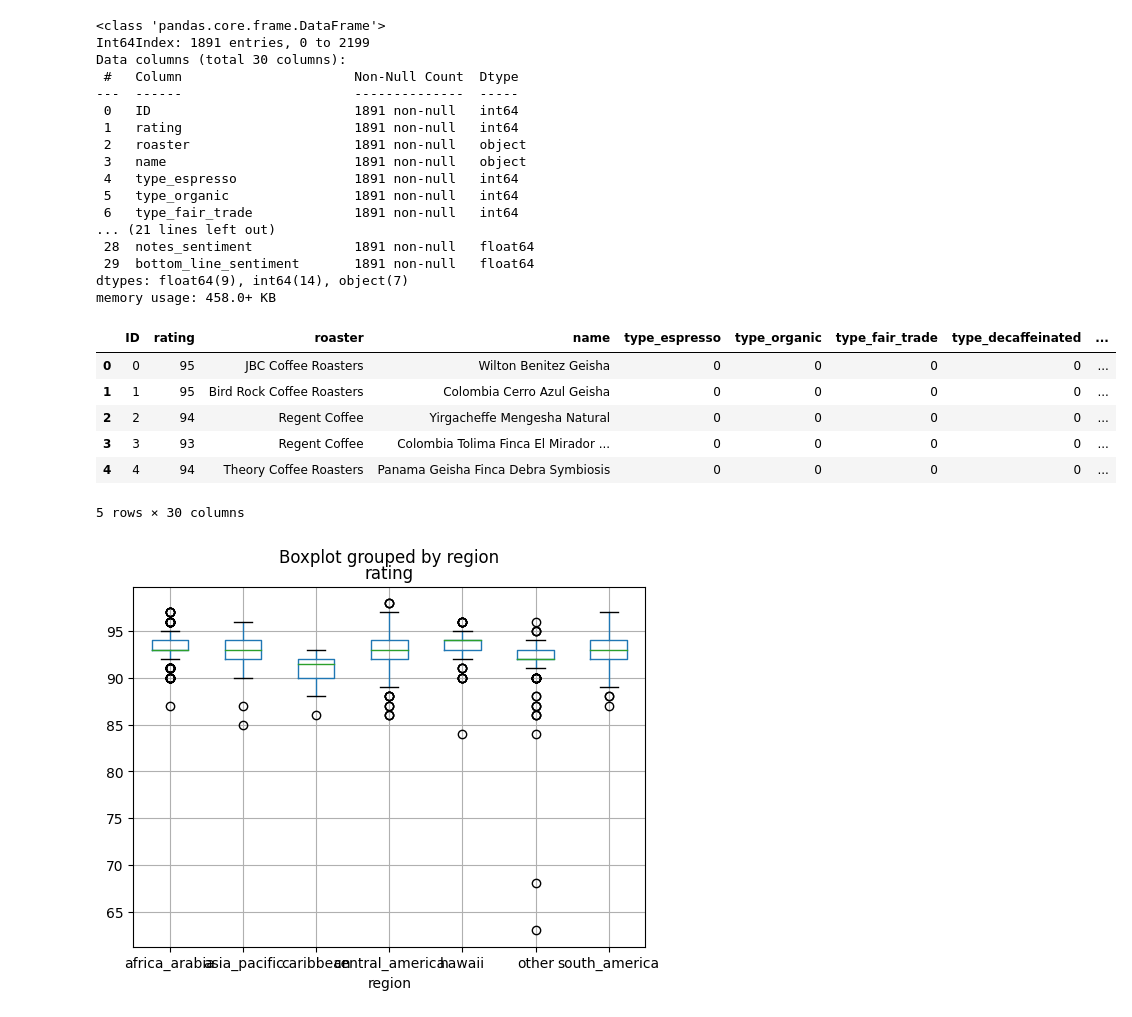
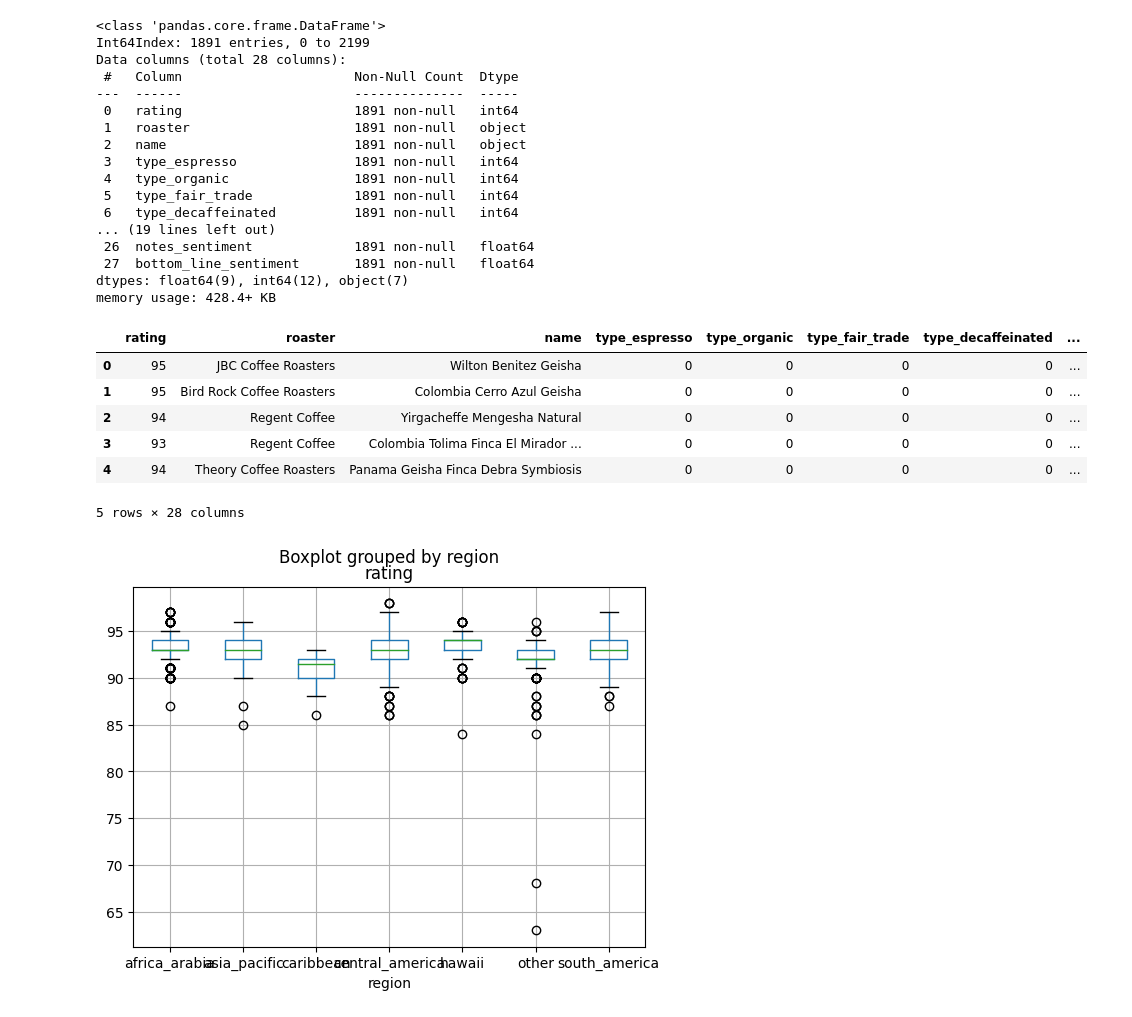
Before and after one commit to DATA-606-SPRING-2023-TUE/nicholas_data606, a Jupyter notebook: src/Regression.ipynb, the cells around one changed output. Drawn from its saved outputs; the diff is of its cells as text; code cells hidden in the pictures.

```diff
--- a/src/Regression.ipynb
+++ b/src/Regression.ipynb
@@ -1,45 +1,47 @@
 # %%
 %matplotlib inline
 import numpy as np
 import pandas as pd
 import datetime as dt
+import seaborn as sns
 import matplotlib.pyplot as plt
 from matplotlib.pyplot import figure
 
 df = pd.read_csv("https://raw.githubusercontent.com/DATA-606-SPRING-2023-TUE/nicholas_data606/main/data/coffee_clean.csv")
 
 # convert date to numeric value for regression
 df['review_date'] = pd.to_datetime(df['review_date'], format='%m/%d/%Y')
 df['review_date'] = df['review_date'].map(dt.datetime.toordinal)
 
 df = df.dropna()
+df = df.drop(columns=['ID', 'type_pod_capsule'])
 df.info()
 df.head()
 # %% [output]
 <class 'pandas.core.frame.DataFrame'>
 Int64Index: 1891 entries, 0 to 2199
-Data columns (total 30 columns):
+Data columns (total 28 columns):
  #   Column                      Non-Null Count  Dtype
 ---  ------                      --------------  -----
- 0   ID                          1891 non-null   int64
- 1   rating                      1891 non-null   int64
- 2   roaster                     1891 non-null   object
- 3   name                        1891 non-null   object
- 4   type_espresso               1891 non-null   int64
- 5   type_organic                1891 non-null   int64
- 6   type_fair_trade             1891 non-null   int64
-... (21 lines left out)
- 28  notes_sentiment             1891 non-null   float64
- 29  bottom_line_sentiment       1891 non-null   float64
-dtypes: float64(9), int64(14), object(7)
-memory usage: 458.0+ KB
+ 0   rating                      1891 non-null   int64
+ 1   roaster                     1891 non-null   object
+ 2   name                        1891 non-null   object
+ 3   type_espresso               1891 non-null   int64
+ 4   type_organic                1891 non-null   int64
+ 5   type_fair_trade             1891 non-null   int64
+ 6   type_decaffeinated          1891 non-null   int64
+... (19 lines left out)
+ 26  notes_sentiment             1891 non-null   float64
+ 27  bottom_line_sentiment       1891 non-null   float64
+dtypes: float64(9), int64(12), object(7)
+memory usage: 428.4+ KB
-|  | ID | rating | roaster | name | type_espresso | type_organic | type_fair_trade | type_decaffeinated | ... |
-| 0 | 0 | 95 | JBC Coffee Roasters | Wilton Benitez Geisha | 0 | 0 | 0 | 0 | ... |
-| 1 | 1 | 95 | Bird Rock Coffee Roasters | Colombia Cerro Azul Geisha | 0 | 0 | 0 | 0 | ... |
-| 2 | 2 | 94 | Regent Coffee | Yirgacheffe Mengesha Natural | 0 | 0 | 0 | 0 | ... |
-| 3 | 3 | 93 | Regent Coffee | Colombia Tolima Finca El Mirador ... | 0 | 0 | 0 | 0 | ... |
-| 4 | 4 | 94 | Theory Coffee Roasters | Panama Geisha Finca Debra Symbiosis | 0 | 0 | 0 | 0 | ... |
+|  | rating | roaster | name | type_espresso | type_organic | type_fair_trade | type_decaffeinated | ... |
+| 0 | 95 | JBC Coffee Roasters | Wilton Benitez Geisha | 0 | 0 | 0 | 0 | ... |
+| 1 | 95 | Bird Rock Coffee Roasters | Colombia Cerro Azul Geisha | 0 | 0 | 0 | 0 | ... |
+| 2 | 94 | Regent Coffee | Yirgacheffe Mengesha Natural | 0 | 0 | 0 | 0 | ... |
+| 3 | 93 | Regent Coffee | Colombia Tolima Finca El Mirador ... | 0 | 0 | 0 | 0 | ... |
+| 4 | 94 | Theory Coffee Roasters | Panama Geisha Finca Debra Symbiosis | 0 | 0 | 0 | 0 | ... |
-5 rows × 30 columns
+5 rows × 28 columns
 # %%
 # 'region_africa_arabia', 'region_caribbean', 'region_central_america', 'region_hawaii', 'region_asia_pacific', 'region_south_america'
 boxplot = df.boxplot(by = 'region', column=['rating'])
```
Also changed, not shown: parts of 9 cells of this notebook.
